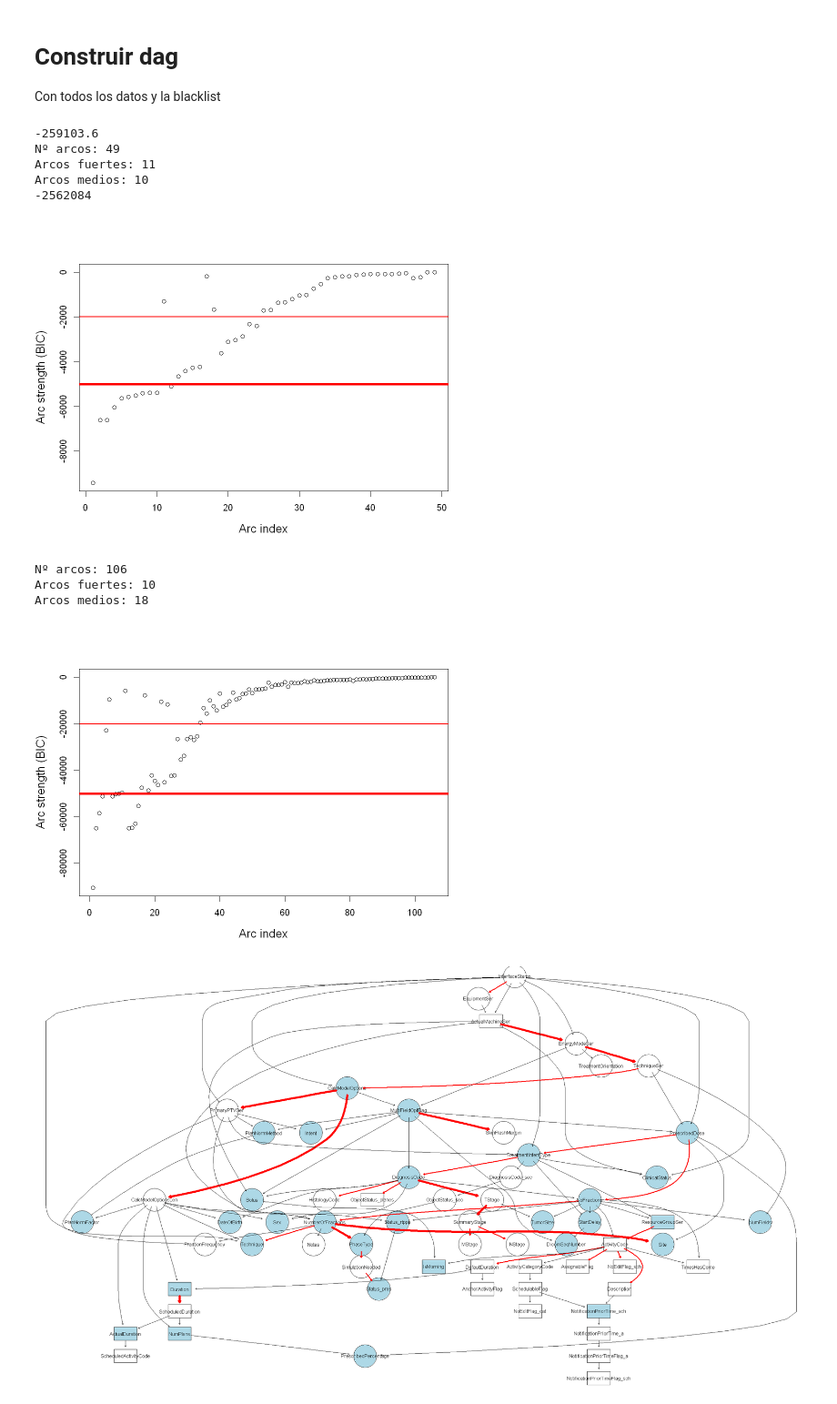
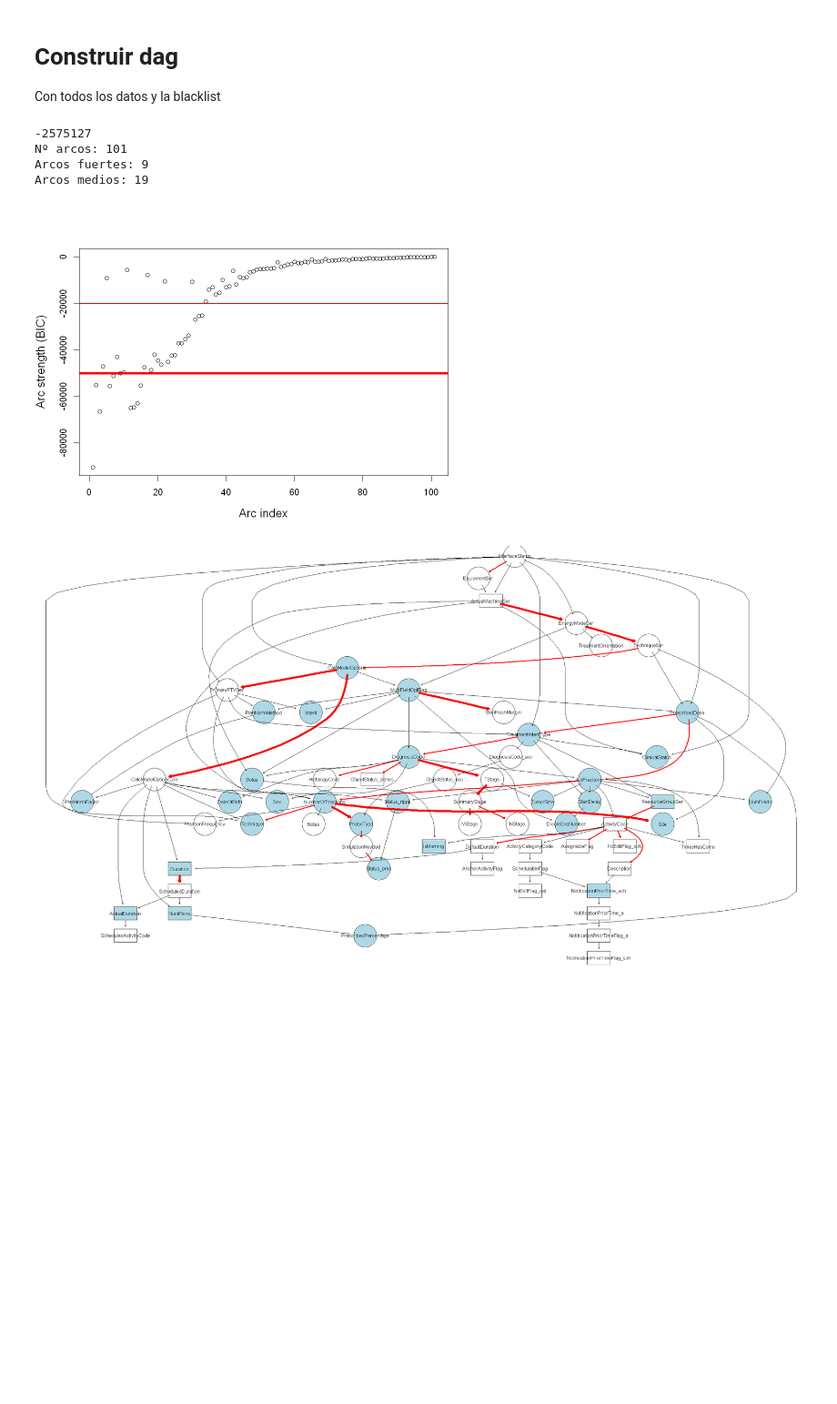
Before and after one commit to david722sv/TFM, a Jupyter notebook: cap3_analisis_planes-citas_redbayesiana.ipynb, the cells around one changed output. Shown: that part at 91% size. Saved outputs shown, nothing was run; the diff lists cells and outputs as text; code cells hidden in the pictures; blank space fills up the shorter version.

```diff
--- a/cap3_analisis_planes-citas_redbayesiana.ipynb
+++ b/cap3_analisis_planes-citas_redbayesiana.ipynb
@@ -325,22 +320,17 @@ blacklist_c = get_blacklist(citas,  rankings_c, ais_c, 0.2, 0.8, 0.8, n_c)
 # Construir dag
 Con todos los datos y la blacklist
 # %%
-ret = get_dag(planes, blacklist_p, c(), "hc"); dag_p = ret[[1]]; s_p = ret[[2]]
-ret = plot_arc_strength(s_p, -2000, -5000); arcs_fuertes_p = ret[[1]]; arcs_medios_p = ret[[2]]
+# ret = get_dag(planes, blacklist_p, c(), "hc"); dag_p = ret[[1]]; s_p = ret[[2]]
+# ret = plot_arc_strength(s_p, -2000, -5000); arcs_fuertes_p = ret[[1]]; arcs_medios_p = ret[[2]]
 
 ret = get_dag(citas, blacklist_c, arcs_fuertes_p, "hc"); dag_c = ret[[1]]; s_c = ret[[2]]
 ret = plot_arc_strength(s_c, -20000, -50000); arcs_fuertes_c = ret[[1]]; arcs_medios_c = ret[[2]]
 # %% [output]
--259103.6
-Nº arcos: 49
-Arcos fuertes: 11
-Arcos medios: 10
--2562084
+-2575127
+Nº arcos: 101
+Arcos fuertes: 9
+Arcos medios: 19
-[figure, old version]
+[figure, new version]
-Nº arcos: 106
-Arcos fuertes: 10
-Arcos medios: 18
-[figure, removed]
 # %%
 # remove_isolated_nodes(dag_p)
 # plot_dag(remove_isolated_nodes(dag_p), arcs_fuertes_p, arcs_medios_p, c(), 18, 14, 95)
```
Also changed, not shown: parts of 14 cells of this notebook.
